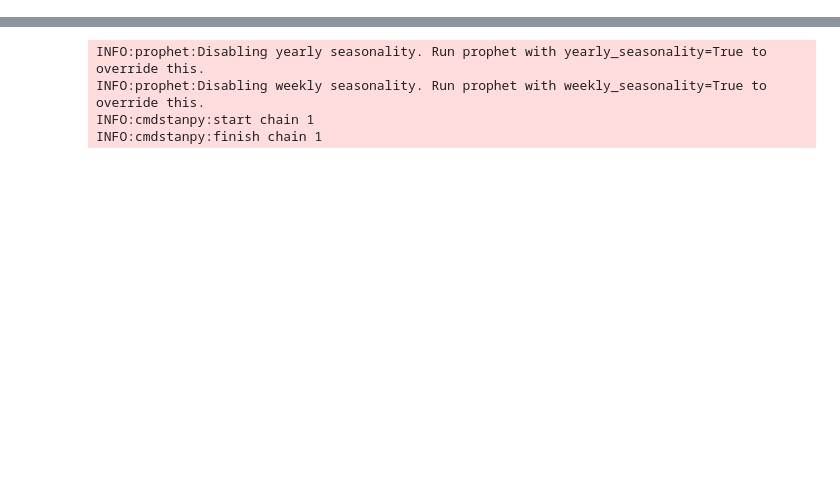
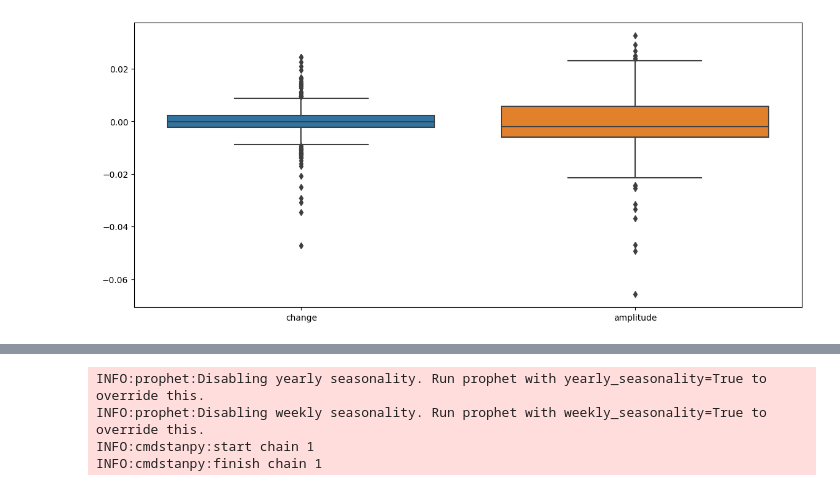
Before and after one commit to jjooki/AutoTrading, a Jupyter notebook: upbit/predict_test.ipynb, the cells around one changed output, grey strips where cells are left out. Saved outputs shown, nothing was run; the diff lists cells and outputs as text; code cells hidden in the pictures; blank space fills up the shorter version.

```diff
--- a/upbit/predict_test.ipynb
+++ b/upbit/predict_test.ipynb
@@ -65,0 +124,4 @@ plt.show()
+# %%
+df['change'] = (df['close'] - df['open']) / df['open']
+df['amplitude'] = ((-1) ** (df['change'] < 0)) * (df['high'] - df['low']) / df['low']
+df
@@ -65,0 +142,6 @@ plt.show()
+# %%
+plt.figure(figsize=(14,6))
+sns.boxplot(data=df[['change', 'amplitude']])
+plt.show()
+# %% [output]
+[figure, added]
```
Also changed, not shown: parts of 13 cells of this notebook.
